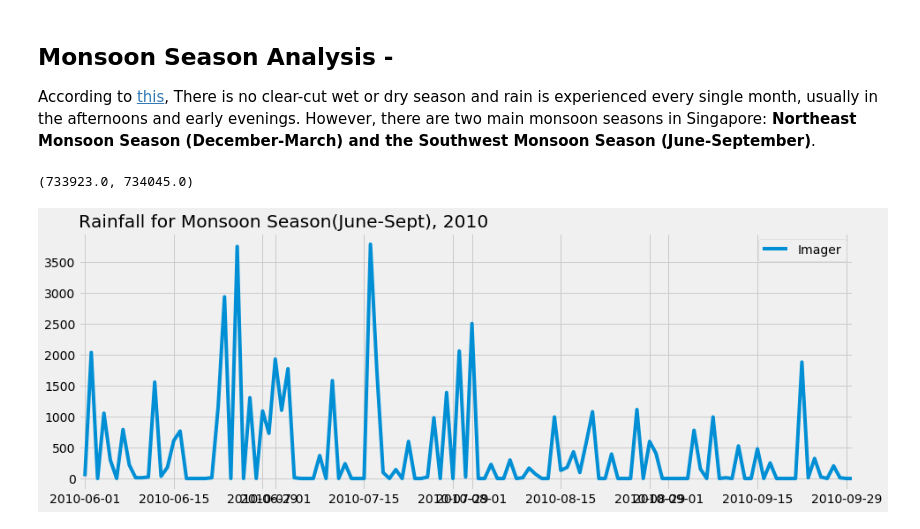
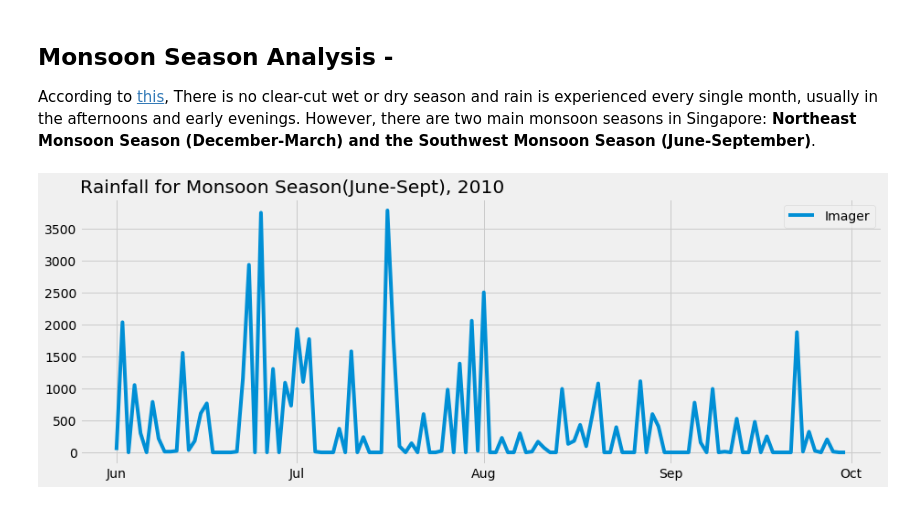
Before and after one commit to dsaharia/PRAT-Rainfall, a Jupyter notebook: imager-rainfall/Singapore.ipynb, the cells around one changed output. Cells and saved outputs as stored; diff of their text form; code cells hidden in the pictures.

Commit message:
xaxis Ticks changed to show month name

```diff
--- a/imager-rainfall/Singapore.ipynb
+++ b/imager-rainfall/Singapore.ipynb
@@ -117,8 +115,11 @@ There is no clear-cut wet or dry season and rain is experienced every single mon
 # %%
 plt.plot(sampled_df[(sampled_df.index.month >= 6) & (sampled_df.index.month <= 9)]['rainfall_rate'], label='Imager')
 plt.title('Rainfall for Monsoon Season(June-Sept), 2010', loc='left')
-plt.legend()
-plt.xlim((pd.Timestamp('2010-05-31'), pd.Timestamp('2010-09-30')))
+ax = plt.gca()
+locator = mdates.MonthLocator()
+month_fmt = mdates.DateFormatter('%b')
+ax.xaxis.set_major_locator(locator)
+ax.xaxis.set_major_formatter(month_fmt)
+plt.legend();
 # %% [output]
-(733923.0, 734045.0)
-[figure, old version]
+[figure, new version]
```
Also changed, not shown: parts of 5 cells of this notebook.
